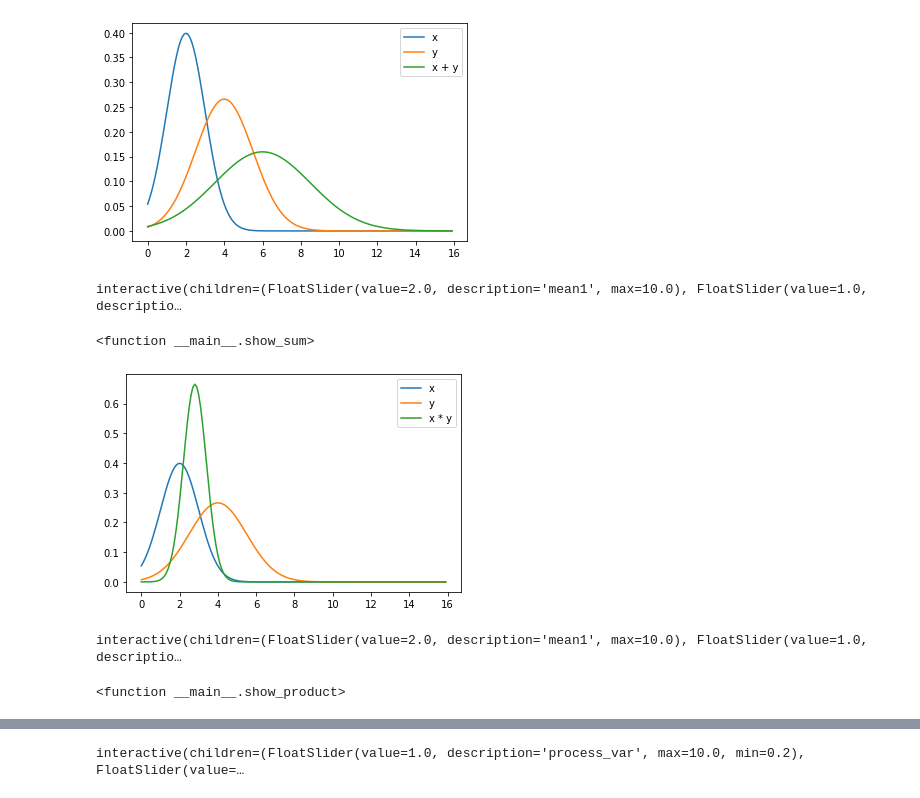
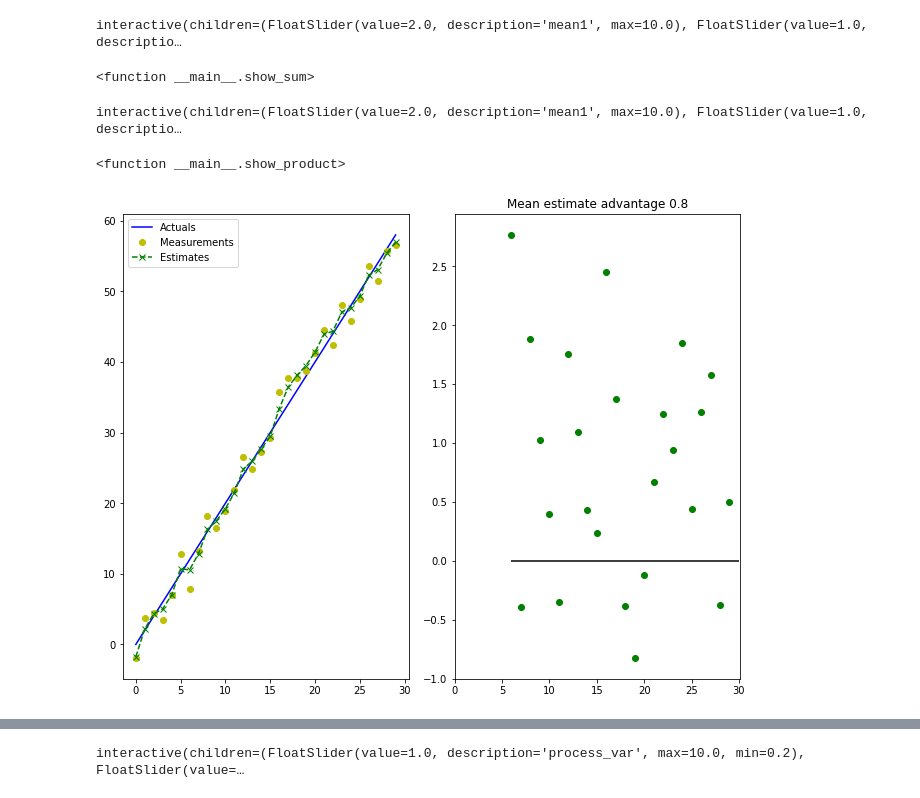
Before and after one commit to ctarrington/data-science-hw, a Jupyter notebook: kalman-filters/rlabbe/rlabbe_04_1d_kalman.ipynb, the cells around one changed output, grey strips where cells are left out. Drawn from its saved outputs; the diff is of its cells as text; code cells hidden in the pictures.

```diff
--- a/kalman-filters/rlabbe/rlabbe_04_1d_kalman.ipynb
+++ b/kalman-filters/rlabbe/rlabbe_04_1d_kalman.ipynb
@@ -110,7 +118,3 @@ def show_product(mean1, var1, name1, mean2, var2, name2):
-# %%
-show_sum(2, 1, 'x', 4, 1.5, 'y')
-# %% [output]
-[figure, removed]
 # %%
 interact(show_sum,
          mean1=widgets.FloatSlider(2, min=0., max=10.),
@@ -122,10 +126,6 @@ interact(show_sum,
 # %% [output]
 interactive(children=(FloatSlider(value=2.0, description='mean1', max=10.0), FloatSlider(value=1.0, descriptio…
 <function __main__.show_sum>
-# %%
-show_product(2, 1, 'x', 4, 1.5, 'y')
-# %% [output]
-[figure, removed]
 # %%
 interact(show_product,
          mean1=widgets.FloatSlider(2, min=0., max=10.),
@@ -140,23 +140,27 @@ interactive(children=(FloatSlider(value=2.0, description='mean1', max=10.0), Flo
 # %%
 dt = 1
 
 # process variance is in the predicted movement
 # sensor variance is in the measurement
 
 def gaussian_kalman_filter_scenario(process_var, filter_sensor_var, filter_velocity, data_sensor_var, data_x0, data_velocity, data_acceleration):
   process_model = Gaussian(filter_velocity*dt, process_var, 'process model')
 
   actuals, z_measurements = data_and_noise(x0=data_x0, v=data_velocity, a=data_acceleration, var=data_sensor_var)
   x_state = Gaussian(0, 100, 'prior')   # weak prior
 
   x_values = []
   for z in z_measurements:
     x_predicted = x_state.add(process_model, 'predicted')
     measurement_distribution = Gaussian(z, filter_sensor_var, 'measurement')
     x_state = x_predicted.multiply(measurement_distribution, 'new state')
     x_values.append(x_state.mean)
 
   show_filter_value(actuals, z_measurements, x_values)
+
+gaussian_kalman_filter_scenario(1, 3, 2, 3, 0, 2, 0)
+# %% [output]
+[figure, added]
 # %%
 def traditional_kalman_filter_scenario(motion_var, filter_sensor_var, filter_velocity, data_sensor_var, data_x0, data_velocity, data_acceleration):
   actuals, z_measurements = data_and_noise(x0=data_x0, v=data_velocity, var=data_sensor_var)
```
Also changed, not shown: parts of 3 cells of this notebook.
